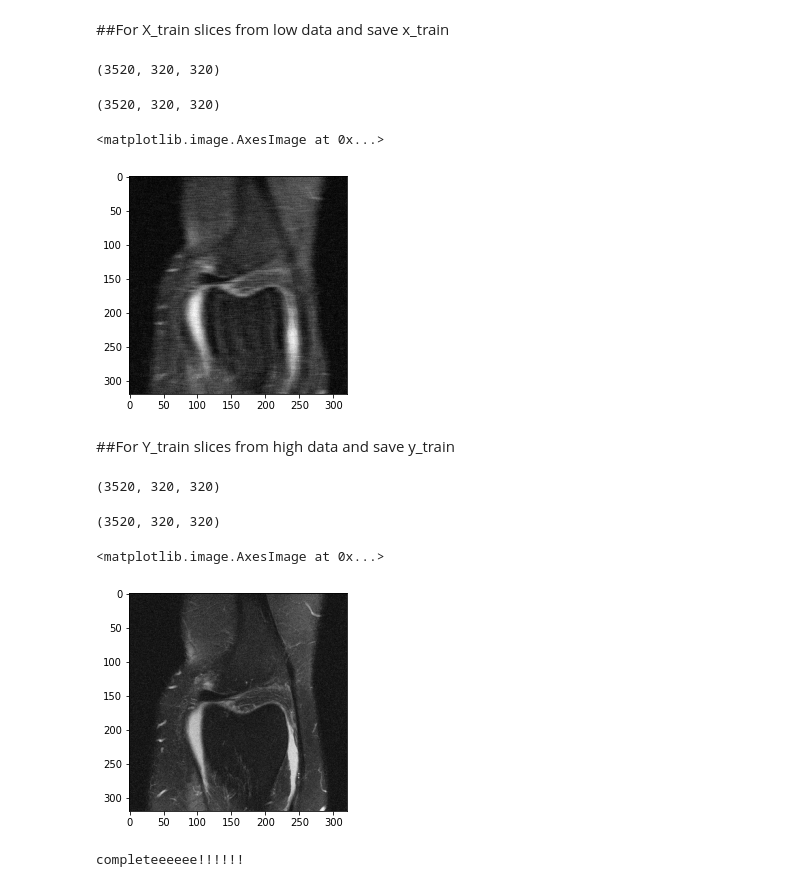
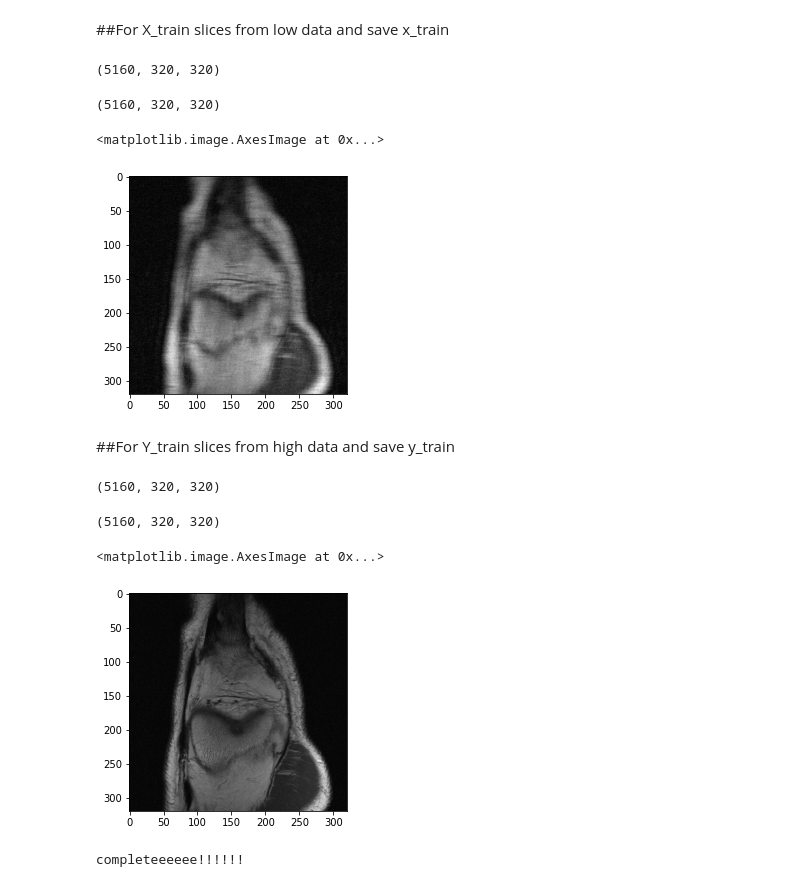
Before and after one commit to kazishuvo22/fastMRI-Reconstruction, a Jupyter notebook: X_train_Y_train.ipynb, the cells around one changed output. Saved outputs shown, nothing was run; the diff lists cells and outputs as text; code cells hidden in the pictures.

```diff
--- a/X_train_Y_train.ipynb
+++ b/X_train_Y_train.ipynb
@@ -8,8 +8,8 @@ import matplotlib.pyplot as plt
 import h5py
 from tqdm import tqdm
 # %%
-low_path = "/content/drive/My Drive/CSE499N/Single Coil 4x/low"
-high_path = "/content/drive/My Drive/CSE499N/Single Coil 4x/high"
+low_path = "/content/drive/My Drive/CSE499N/Single Coil 48x/low"
+high_path = "/content/drive/My Drive/CSE499N/Single Coil 48x/high"
 # %%
 low_data= glob.glob(os.path.join(low_path,'*.npy'))
 high_data= glob.glob(os.path.join(high_path,'*.npy'))
@@ -115,7 +115,7 @@ for l in tqdm(low_data[:]):
 x_train = np.array(x_train)
 print(x_train.shape)
 # %% [output]
-(3520, 320, 320)
+(5160, 320, 320)
 # %%
 #low_slices_path = glob.glob(os.path.join(low_slices_DIR,'*.npy'))
 #len(low_slices_path)
@@ -124,12 +124,12 @@ save_path = "/content/drive/My Drive/CSE499N/Single Coil 4x"
 # %%
 x_train.shape
 # %% [output]
-(3520, 320, 320)
+(5160, 320, 320)
 # %%
-plt.imshow(x_train[300],cmap='gray')
+plt.imshow(x_train[1500],cmap='gray')
 # %% [output]
 <matplotlib.image.AxesImage at 0x...>
-[figure, old version]
+[figure, new version]
 # %%
 #Reshape
 x_train = np.reshape(x_train, (x_train.shape[0], 320, 320, 1))
@@ -168,19 +168,19 @@ for l in tqdm(high_data[:]):
 y_train = np.array(y_train)
 print(y_train.shape)
 # %% [output]
-(3520, 320, 320)
+(5160, 320, 320)
 # %%
 #high_slices_path = glob.glob(os.path.join(high_slices_DIR,'*.npy'))
 #len(high_slices_path)
 # %%
 y_train.shape
 # %% [output]
-(3520, 320, 320)
+(5160, 320, 320)
 # %%
-plt.imshow(y_train[300],cmap='gray')
+plt.imshow(y_train[1500],cmap='gray')
 # %% [output]
 <matplotlib.image.AxesImage at 0x...>
-[figure, old version]
+[figure, new version]
 # %%
 #Reshape
 y_train = np.reshape(y_train, (y_train.shape[0], 320, 320, 1))
```
Also changed, not shown: parts of 2 cells of this notebook.
